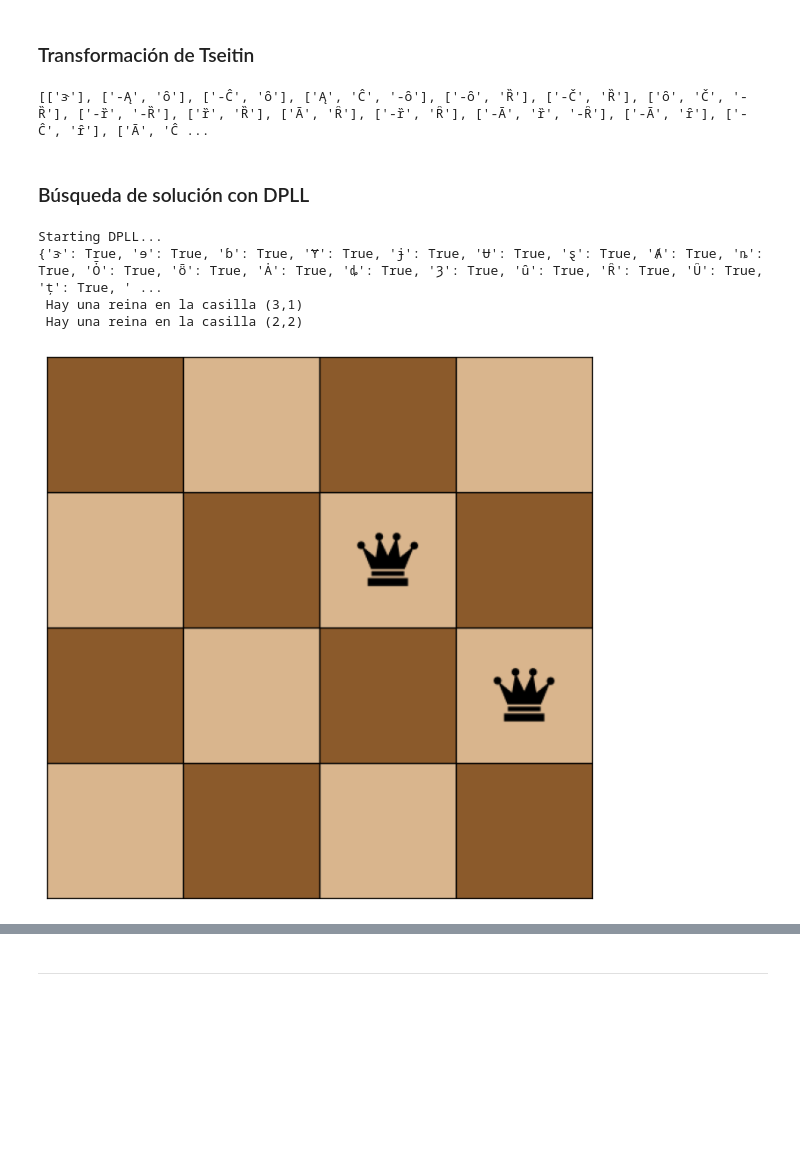
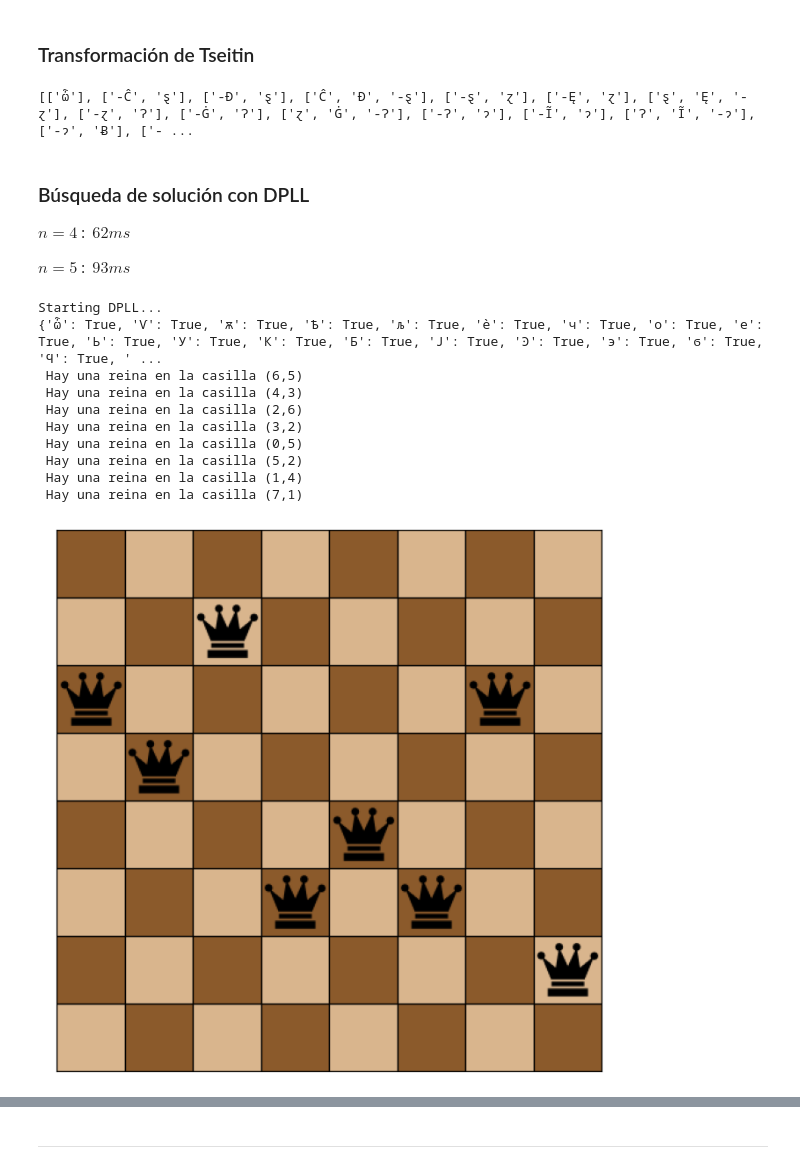
Before and after one commit to matwate/LogicaCC, a Jupyter notebook: G07.ipynb, the cells around one changed output, grey strips where cells are left out. Drawn from its saved outputs; the diff is of its cells as text; code cells hidden in the pictures; blank space fills up the shorter version.

```diff
--- a/G07.ipynb
+++ b/G07.ipynb
@@ -72,7 +72,7 @@ super_important_function_that_every_project_needs()
 # %% [markdown]
 Ahora creamos un descriptor de dos argumentos para la casilla $(x,y)$
 # %%
-n = 4
+n = 8
 reinas = Reinas(n)
 ReinaEn = reinas.Reina_En_Casilla
 # %% [output]
@@ -191,15 +208,26 @@ Function 'SATtabla' executed in 0.1238713264465332031250000000000000000000000000
 tseitin_rule1 = tseitin(reinas.r1)
 print(tseitin_rule1)
 # %% [output]
-[['ɝ'], ['-Ą', 'ȏ'], ['-Ĉ', 'ȏ'], ['Ą', 'Ĉ', '-ȏ'], ['-ȏ', 'Ȑ'], ['-Č', 'Ȑ'], ['ȏ', 'Č', '-Ȑ'], ['-ȑ', '-Ȑ'], ['ȑ', 'Ȑ'], ['Ā', 'Ȓ'], ['-ȑ', 'Ȓ'], ['-Ā', 'ȑ', '-Ȓ'], ['-Ā', 'ȓ'], ['-Ĉ', 'ȓ'], ['Ā', 'Ĉ ...
+[['ѽ'], ['-Ĉ', 'ȿ'], ['-Đ', 'ȿ'], ['Ĉ', 'Đ', '-ȿ'], ['-ȿ', 'ɀ'], ['-Ę', 'ɀ'], ['ȿ', 'Ę', '-ɀ'], ['-ɀ', 'Ɂ'], ['-Ġ', 'Ɂ'], ['ɀ', 'Ġ', '-Ɂ'], ['-Ɂ', 'ɂ'], ['-Ĩ', 'ɂ'], ['Ɂ', 'Ĩ', '-ɂ'], ['-ɂ', 'Ƀ'], ['- ...
 # %% [markdown]
 ### Búsqueda de solución con DPLL
+$n=4$ : $~62ms$
+
+$n=5$ : $~93ms$
 # %%
 %%time
-reinas.visualizar(SATdpll(reinas.r1))
+I = SATdpll(reinas.r1)
+print(I)
+reinas.visualizar(I)
 # %% [output]
 Starting DPLL...
-{'ɝ': True, 'ɘ': True, 'ɓ': True, 'Ɏ': True, 'ɉ': True, 'Ʉ': True, 'ȿ': True, 'Ⱥ': True, 'ȵ': True, 'Ȱ': True, 'ȫ': True, 'Ȧ': True, 'ȡ': True, 'Ȝ': True, 'ȗ': True, 'Ȓ': True, 'Ȗ': True, 'ț': True, ' ...
- Hay una reina en la casilla (3,1)
- Hay una reina en la casilla (2,2)
+{'ѽ': True, 'Ѵ': True, 'ѫ': True, 'Ѣ': True, 'љ': True, 'ѐ': True, 'ч': True, 'о': True, 'е': True, 'Ь': True, 'У': True, 'К': True, 'Б': True, 'Ј': True, 'Ͽ': True, '϶': True, 'ϭ': True, 'Ϥ': True, ' ...
+ Hay una reina en la casilla (6,5)
+ Hay una reina en la casilla (4,3)
+ Hay una reina en la casilla (2,6)
+ Hay una reina en la casilla (3,2)
+ Hay una reina en la casilla (0,5)
+ Hay una reina en la casilla (5,2)
+ Hay una reina en la casilla (1,4)
+ Hay una reina en la casilla (7,1)
-[figure, old version]
+[figure, new version]
```
Also changed, not shown: parts of 55 cells of this notebook, 2 other files.
